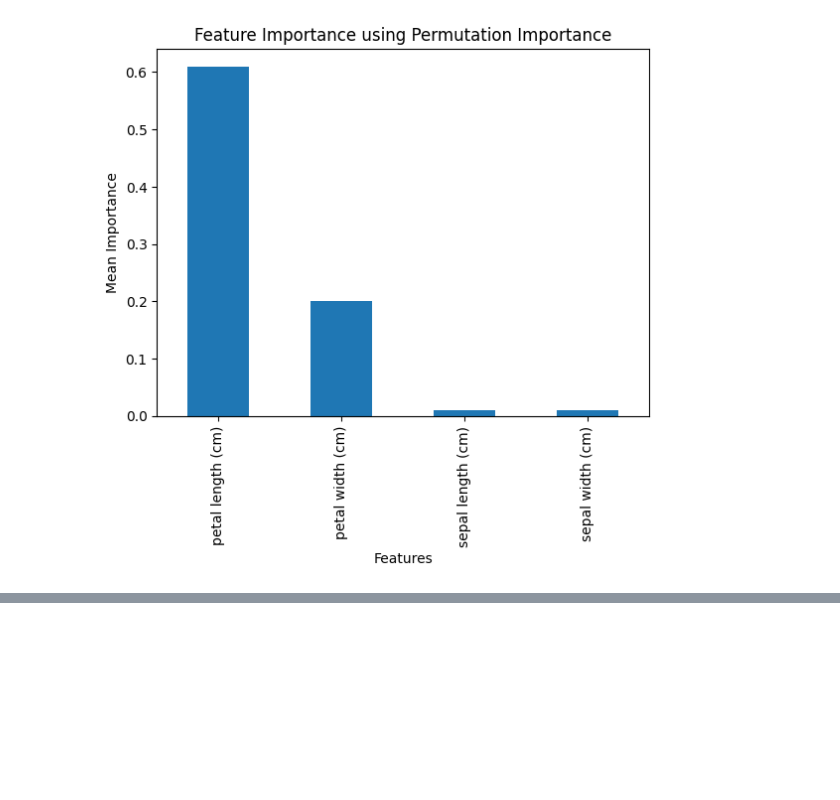
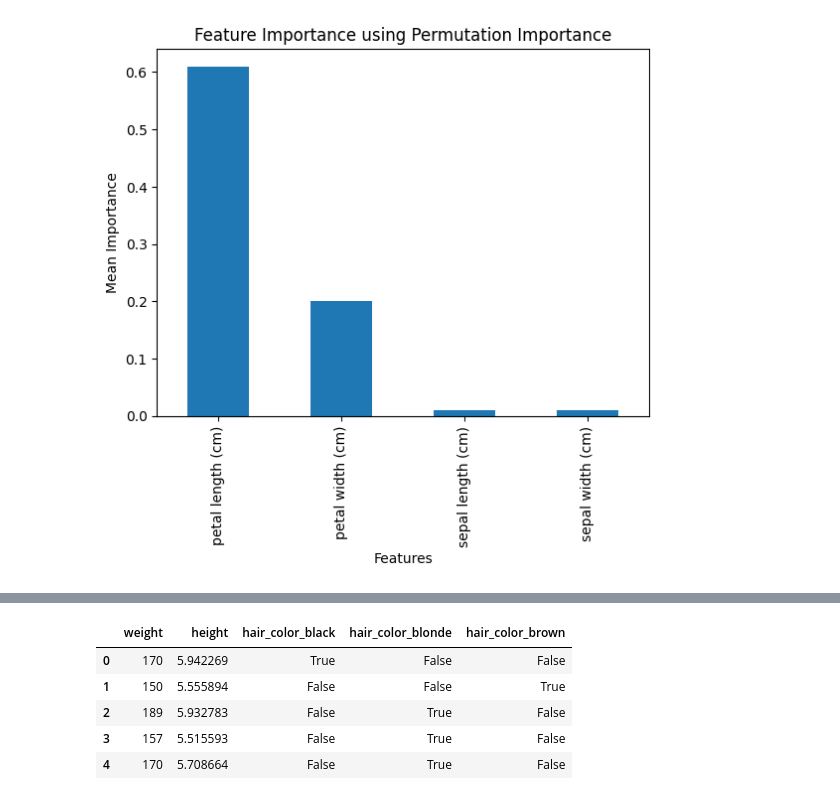
Before and after one commit to rahul8879/rbyte_ai_engineering, a Jupyter notebook: Machine_learning/01_knn_algorithm.ipynb, the cells around one changed output, grey strips where cells are left out. Cells and saved outputs as stored; diff of their text form; code cells hidden in the pictures; blank space fills up the shorter version.

```diff
--- a/Machine_learning/01_knn_algorithm.ipynb
+++ b/Machine_learning/01_knn_algorithm.ipynb
@@ -419,0 +422,11 @@ dtype: float64
+# %%
+# lets create some data with categorycal features
+import numpy as np
+import pandas as pd
+# weight hair color and height : create 1000 records
+data = {'weight': np.random.randint(150, 200, 1000),
+        'hair_color': np.random.choice(['black', 'brown', 'blonde'], 1000),
+        'height': np.random.uniform(5.5, 6.0, 1000)
+}
+df = pd.DataFrame(data)
+df.head()
@@ -419,0 +440,11 @@ dtype: float64
+# %%
+# one hot encoding
+df_encoded = pd.get_dummies(df, columns=['hair_color'])
+df_encoded.head()
+# %% [output]
+|  | weight | height | hair_color_black | hair_color_blonde | hair_color_brown |
+| 0 | 170 | 5.942269 | True | False | False |
+| 1 | 150 | 5.555894 | False | False | True |
+| 2 | 189 | 5.932783 | False | True | False |
+| 3 | 157 | 5.515593 | False | True | False |
+| 4 | 170 | 5.708664 | False | True | False |
```
Also changed, not shown: parts of 12 cells of this notebook, 4 other files.
